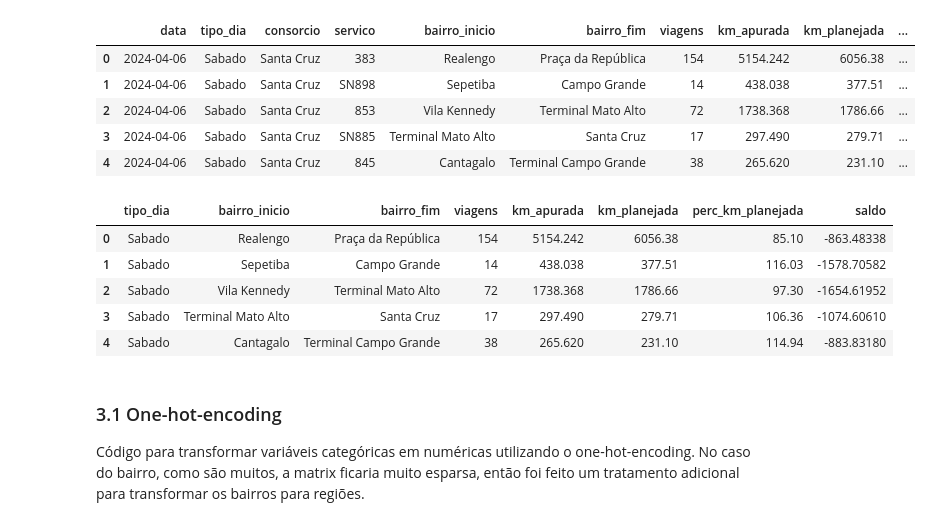
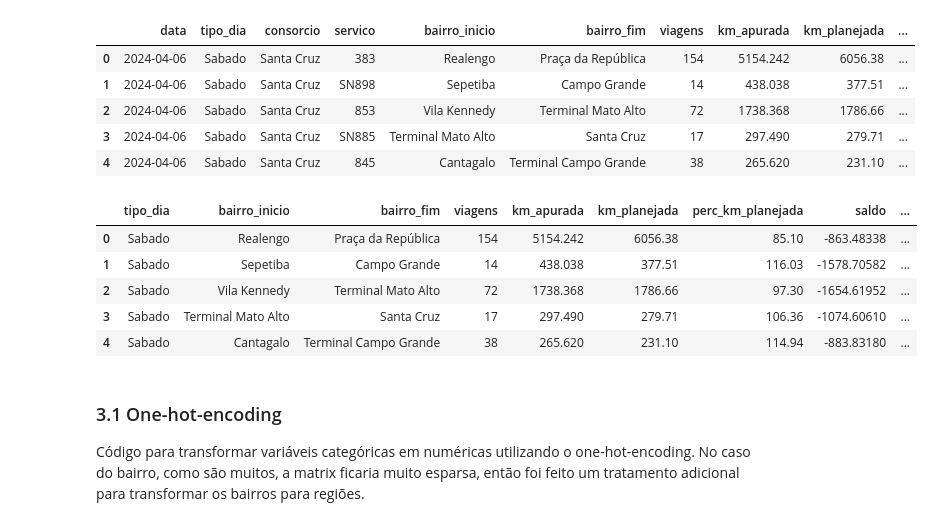
Before and after one commit to AntonioNazar/PS-2026.1, a Jupyter notebook: analise_faturamento_km.ipynb, the cells around one changed output. Drawn from its saved outputs; the diff is of its cells as text; code cells hidden in the pictures.

Commit message:
REFACTOR: adição da variável subsídio esperado no treinamento

```diff
--- a/analise_faturamento_km.ipynb
+++ b/analise_faturamento_km.ipynb
@@ -297,16 +297,16 @@ df_ml.head()
 # %%
 # Seleção inicial de features (Remoção de variáveis que não fazem sentido para o treinamento)
 
-df_ml = df_ml[['tipo_dia','bairro_inicio','bairro_fim','viagens','km_apurada','km_planejada','perc_km_planejada','saldo']]
+df_ml = df_ml[['tipo_dia','bairro_inicio','bairro_fim','viagens','km_apurada','km_planejada','perc_km_planejada','saldo','subsidio_esperado']]
 
 df_ml.head()
 # %% [output]
-|  | tipo_dia | bairro_inicio | bairro_fim | viagens | km_apurada | km_planejada | perc_km_planejada | saldo |
-| 0 | Sabado | Realengo | Praça da República | 154 | 5154.242 | 6056.38 | 85.10 | -863.48338 |
-| 1 | Sabado | Sepetiba | Campo Grande | 14 | 438.038 | 377.51 | 116.03 | -1578.70582 |
-| 2 | Sabado | Vila Kennedy | Terminal Mato Alto | 72 | 1738.368 | 1786.66 | 97.30 | -1654.61952 |
-| 3 | Sabado | Terminal Mato Alto | Santa Cruz | 17 | 297.490 | 279.71 | 106.36 | -1074.60610 |
-| 4 | Sabado | Cantagalo | Terminal Campo Grande | 38 | 265.620 | 231.10 | 114.94 | -883.83180 |
+|  | tipo_dia | bairro_inicio | bairro_fim | viagens | km_apurada | km_planejada | perc_km_planejada | saldo | ... |
+| 0 | Sabado | Realengo | Praça da República | 154 | 5154.242 | 6056.38 | 85.10 | -863.48338 | ... |
+| 1 | Sabado | Sepetiba | Campo Grande | 14 | 438.038 | 377.51 | 116.03 | -1578.70582 | ... |
+| 2 | Sabado | Vila Kennedy | Terminal Mato Alto | 72 | 1738.368 | 1786.66 | 97.30 | -1654.61952 | ... |
+| 3 | Sabado | Terminal Mato Alto | Santa Cruz | 17 | 297.490 | 279.71 | 106.36 | -1074.60610 | ... |
+| 4 | Sabado | Cantagalo | Terminal Campo Grande | 38 | 265.620 | 231.10 | 114.94 | -883.83180 | ... |
 # %% [markdown]
 ### 3.1 One-hot-encoding
 
```
Also changed, not shown: parts of 11 cells of this notebook.
